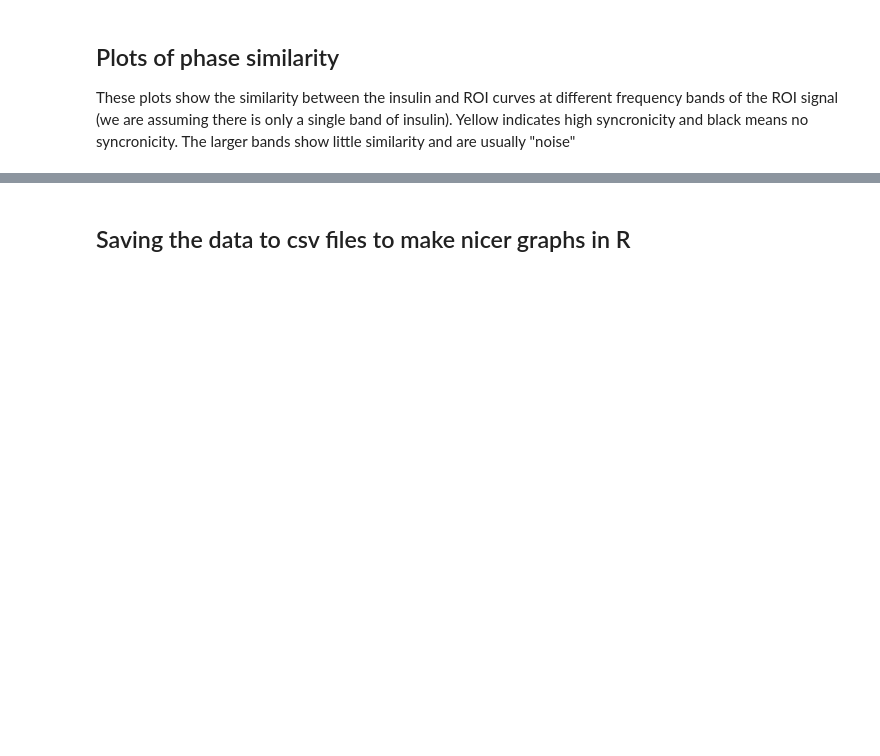
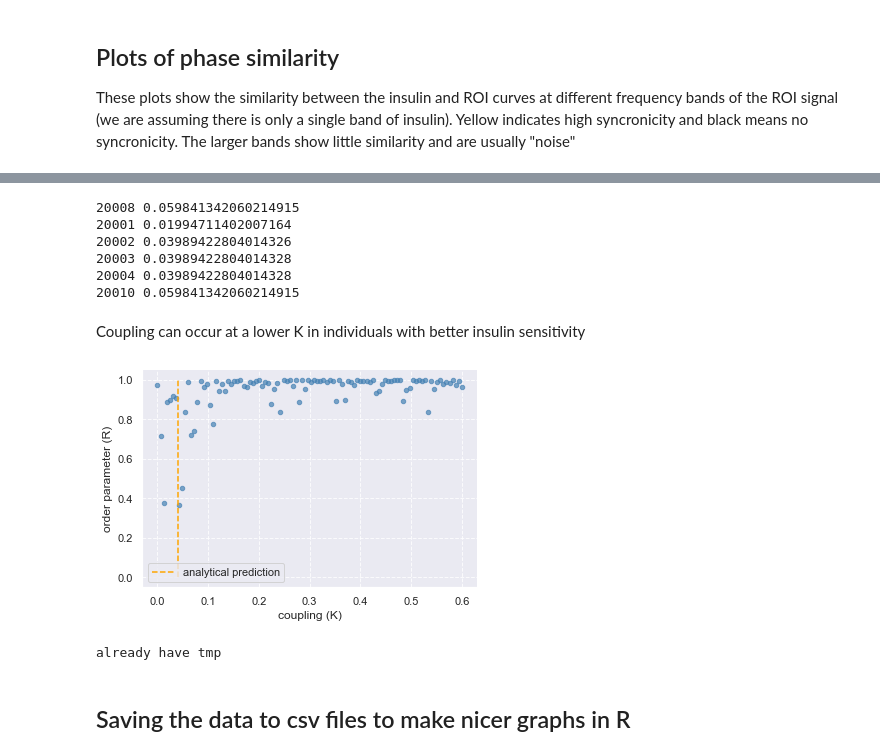
Before and after one commit to grace-shearrer/insulinBrain, a Jupyter notebook: synchronicity_analysis.ipynb, the cells around one changed output, grey strips where cells are left out. Cells and saved outputs as stored; diff of their text form; code cells hidden in the pictures; blank space fills up the shorter version.

```diff
--- a/synchronicity_analysis.ipynb
+++ b/synchronicity_analysis.ipynb
@@ -478,0 +566,32 @@ plt.legend()
+# %%
+def findKC(roi,sub,tr,frq):
+    wave1 = in_sync[sub]
+    wave2 = phaze[roi][sub][frq]
+    graph_nx = nx.erdos_renyi_graph(n=2, p=1) # p=1 -> all-to-all connectivity
+    graph = nx.to_numpy_array(graph_nx)
+    coupling_vals = np.linspace(0, 0.6, 100)
+    RR = []
+    KC = []
+    runs = []
+    mods = []
+    nat1 = fouryo(wave1, tr)
+    nat2 = fouryo(wave2, tr)
+    natfreq = np.array([nat1['loc'],nat2['loc']])
+    for coupling in coupling_vals:
+        model = Kuramoto(coupling=coupling, dt=0.1, T=27, natfreqs=natfreq)
+        act_mat = model.run(adj_mat=graph)
+        runs.append(act_mat)
+        mods.append(model)
+    runs_array = np.array(runs)
+    for i,coupling in enumerate(coupling_vals):
+        r_mean = np.mean([mods[i].phase_coherence(vec) for vec in runs_array[i, :, -1000:].T]) # mean over last 1000 steps
+        RR.append(r_mean)
+    Kc = np.sqrt(8 / np.pi) * np.std(model.natfreqs)
+    return({'Kc':Kc,'r_means':RR,'coupling_vals':coupling_vals,'roi_nat':nat2, 'insulin_nat':nat1, 'model':mods,'runs':runs})
+# %%
+frq = 'IMF3: 0.063–0.098 Hz'
+roi = 'HTH'
+tr = 1
+model_params = {}
+for sub,data in phaze[roi].items():
+    model_params[sub]=findKC(roi,sub,tr,frq)
@@ -479,3 +620,32 @@ plt.legend()
+# %%
+for sub,data in model_params.items():
+    print('%s %s'%(sub,data['Kc']))
+# %% [output]
+20008 0.059841342060214915
+20001 0.01994711402007164
+20002 0.03989422804014326
+20003 0.03989422804014328
+20004 0.03989422804014328
+20010 0.059841342060214915
+# %% [markdown]
+Coupling can occur at a lower K in individuals with better insulin sensitivity
+# %%
+sub = '20003'
+plt.figure()
+plt.scatter(model_params[sub]['coupling_vals'], model_params[sub]['r_means'], c='steelblue', s=20, alpha=0.7)
+plt.vlines(model_params[sub]['Kc'], 0, 1, linestyles='--', color='orange', label='analytical prediction')
+
+plt.legend()
+plt.grid(linestyle='--', alpha=0.8)
+plt.ylabel('order parameter (R)')
+plt.xlabel('coupling (K)')
+sns.despine()
+# %% [output]
+[figure, added]
+# %%
+adillyofapickle('/Users/gracer/Documents/BBC_21-2939_prepro_data/derivatives/output',model_params, 'model_params')
+# %% [output]
+already have tmp
 # %% [markdown]
 ## Saving the data to csv files to make nicer graphs in R
 # %%
```
Also changed, not shown: parts of 21 cells of this notebook, 2 other files.
